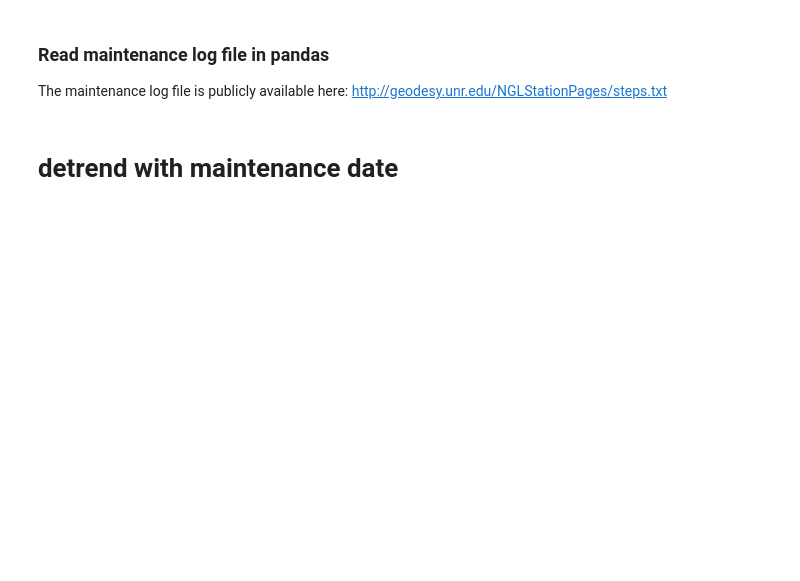
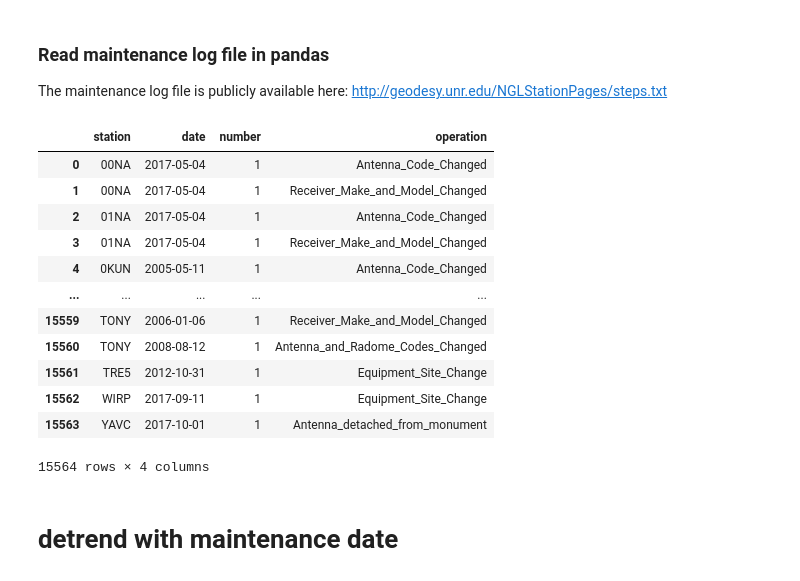
Before and after one commit to UO-Geophysics/daily_GNSS_denoising, a Jupyter notebook: preprocessing/station_maintenance_correction.ipynb, the cells around one changed output. Cells and saved outputs as stored; diff of their text form; code cells hidden in the pictures; blank space fills up the shorter version.

```diff
--- a/preprocessing/station_maintenance_correction.ipynb
+++ b/preprocessing/station_maintenance_correction.ipynb
@@ -19,10 +38,24 @@ The maintenance log file is publicly available here: http://geodesy.unr.edu/NGLS
 # %%
 def date_parser(date_str):
     return pd.to_datetime(date_str, format='%y%b%d')
 
-df = pd.read_csv("../data/maintenance_stations.txt", delim_whitespace=True, header=None, nrows=15564, parse_dates=['date'],
+df = pd.read_csv("./ressources/maintenance_stations.txt", delim_whitespace=True, header=None, nrows=15564, parse_dates=['date'],
             date_parser=date_parser, names = ['station', 'date', 'number', 'operation'])
 df
+# %% [output]
+|  | station | date | number | operation |
+| 0 | 00NA | 2017-05-04 | 1 | Antenna_Code_Changed |
+| 1 | 00NA | 2017-05-04 | 1 | Receiver_Make_and_Model_Changed |
+| 2 | 01NA | 2017-05-04 | 1 | Antenna_Code_Changed |
+| 3 | 01NA | 2017-05-04 | 1 | Receiver_Make_and_Model_Changed |
+| 4 | 0KUN | 2005-05-11 | 1 | Antenna_Code_Changed |
+| ... | ... | ... | ... | ... |
+| 15559 | TONY | 2006-01-06 | 1 | Receiver_Make_and_Model_Changed |
+| 15560 | TONY | 2008-08-12 | 1 | Antenna_and_Radome_Codes_Changed |
+| 15561 | TRE5 | 2012-10-31 | 1 | Equipment_Site_Change |
+| 15562 | WIRP | 2017-09-11 | 1 | Equipment_Site_Change |
+| 15563 | YAVC | 2017-10-01 | 1 | Antenna_detached_from_monument |
+15564 rows × 4 columns
 # %%
 df.set_index("date", inplace=True)
 # %% [markdown]
```
Also changed, not shown: parts of 10 cells of this notebook, 8 other files.
